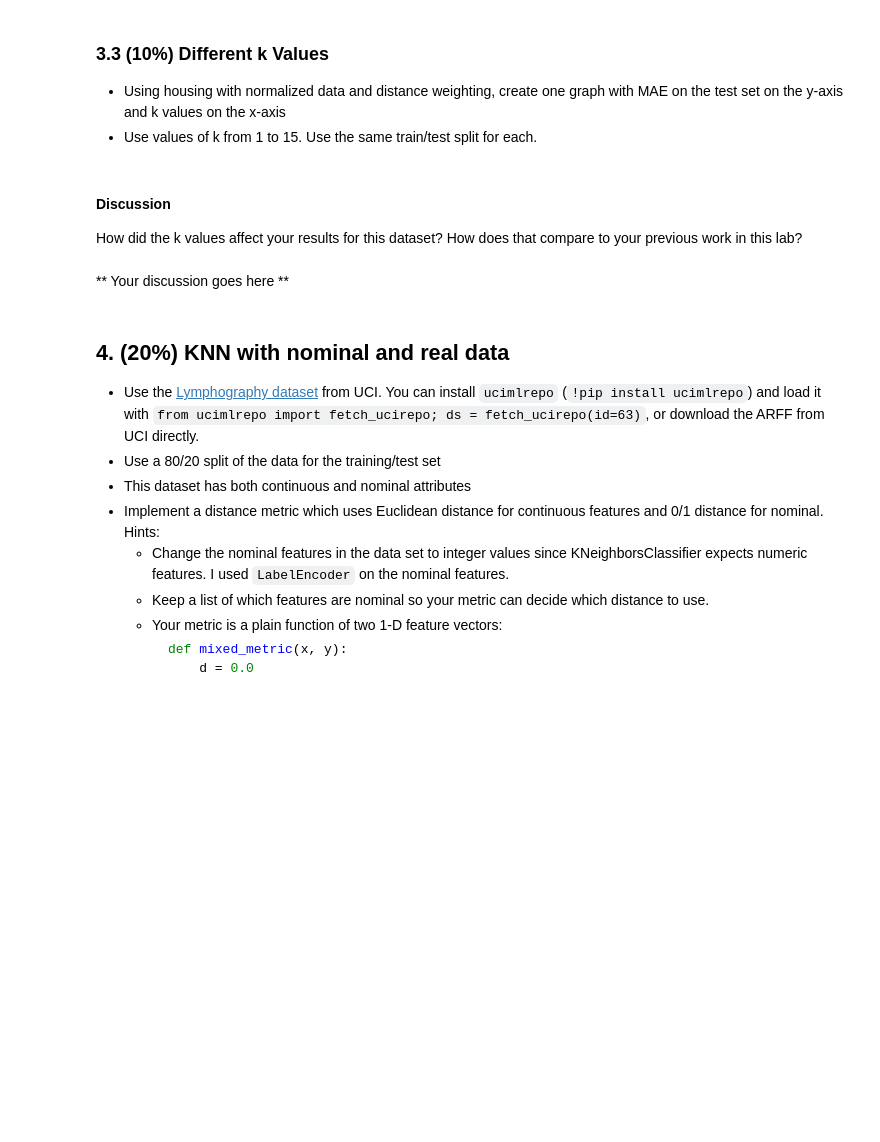
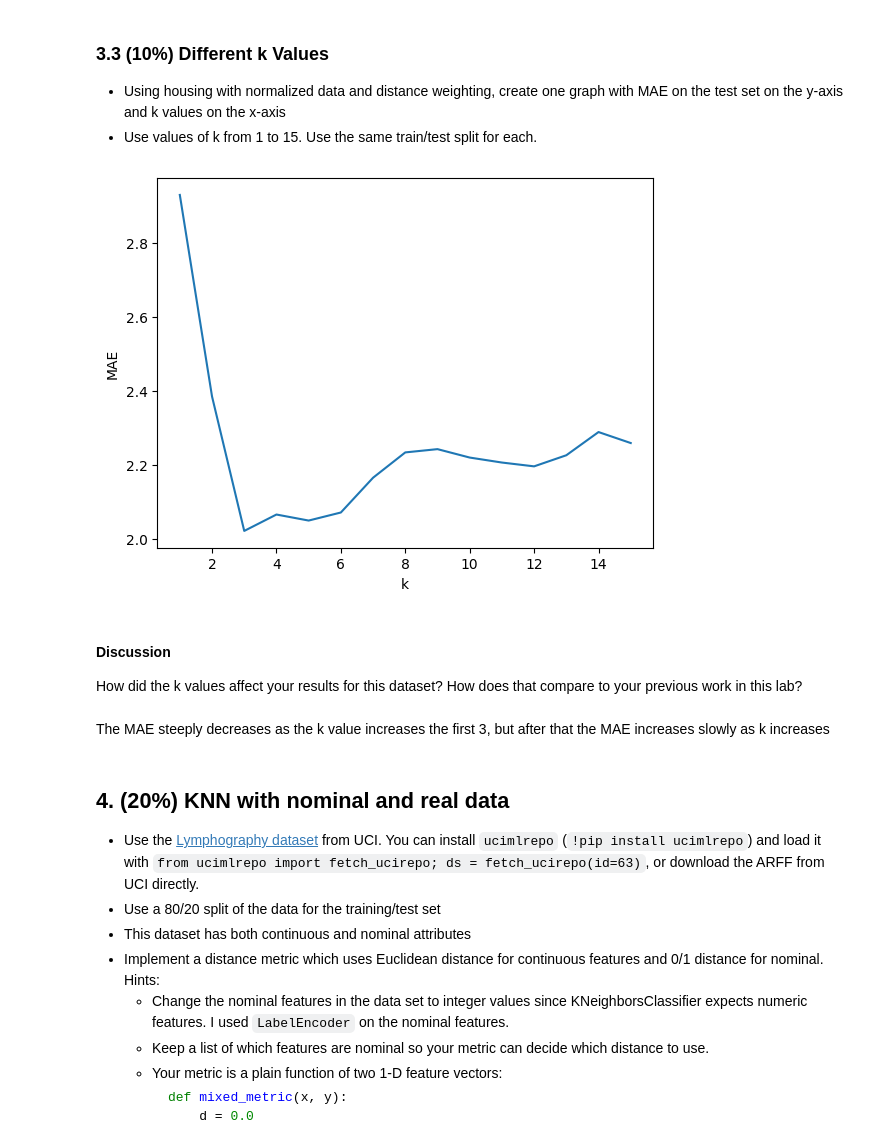
Before and after one commit to lmcnary/-github_issues_page_demo, a Jupyter notebook: KNN Lab.ipynb, the cells around one changed output. Saved outputs shown, nothing was run; the diff lists cells and outputs as text; code cells hidden in the pictures; blank space fills up the shorter version.

```diff
--- a/KNN Lab.ipynb
+++ b/KNN Lab.ipynb
@@ -112,8 +288,23 @@ Discuss your results. How did the hyperparameters affect your results? Discuss e
+# %%
+# Learn and graph for different k values
+mae_values = []
+for k in range(1,16):
+  knn = KNeighborsRegressor(n_neighbors = k, weights = 'distance')
+  knn.fit(X_train_scaled, y_train)
+  mae = np.mean(np.abs(y_test - knn.predict(X_test_scaled)))
+  mae_values.append(mae)
+
+plt.plot(range(1,16), mae_values)
+plt.xlabel('k')
+plt.ylabel('MAE')
+plt.show()
+# %% [output]
+[figure, added]
 # %% [markdown]
 #### Discussion
 How did the k values affect your results for this dataset? How does that compare to your previous work in this lab?
-# %% [markdown]
-** Your discussion goes here **
+# %% [markdown]
+The MAE steeply decreases as the k value increases the first 3, but after that the MAE increases slowly as k increases
 # %% [markdown]
 ## 4. (20%) KNN with nominal and real data
 
```
Also changed, not shown: parts of 32 cells of this notebook.
